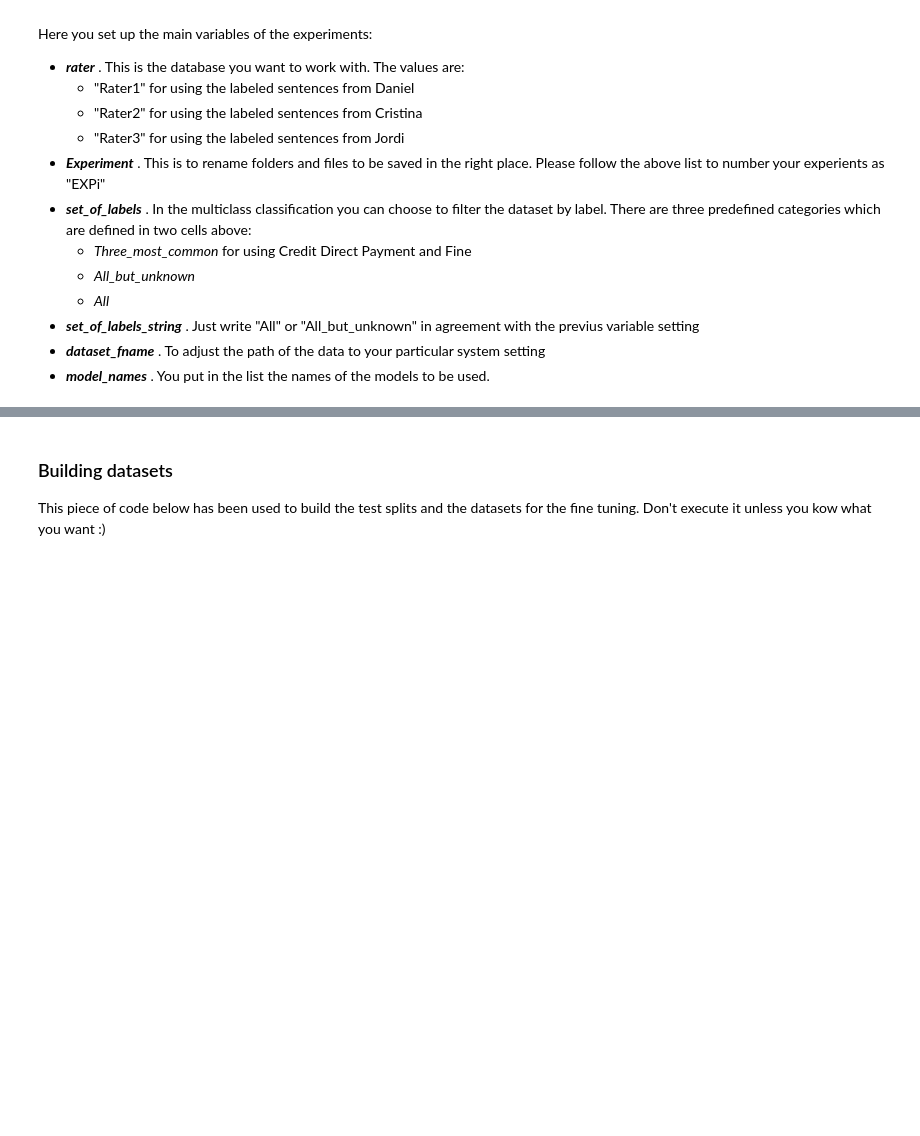
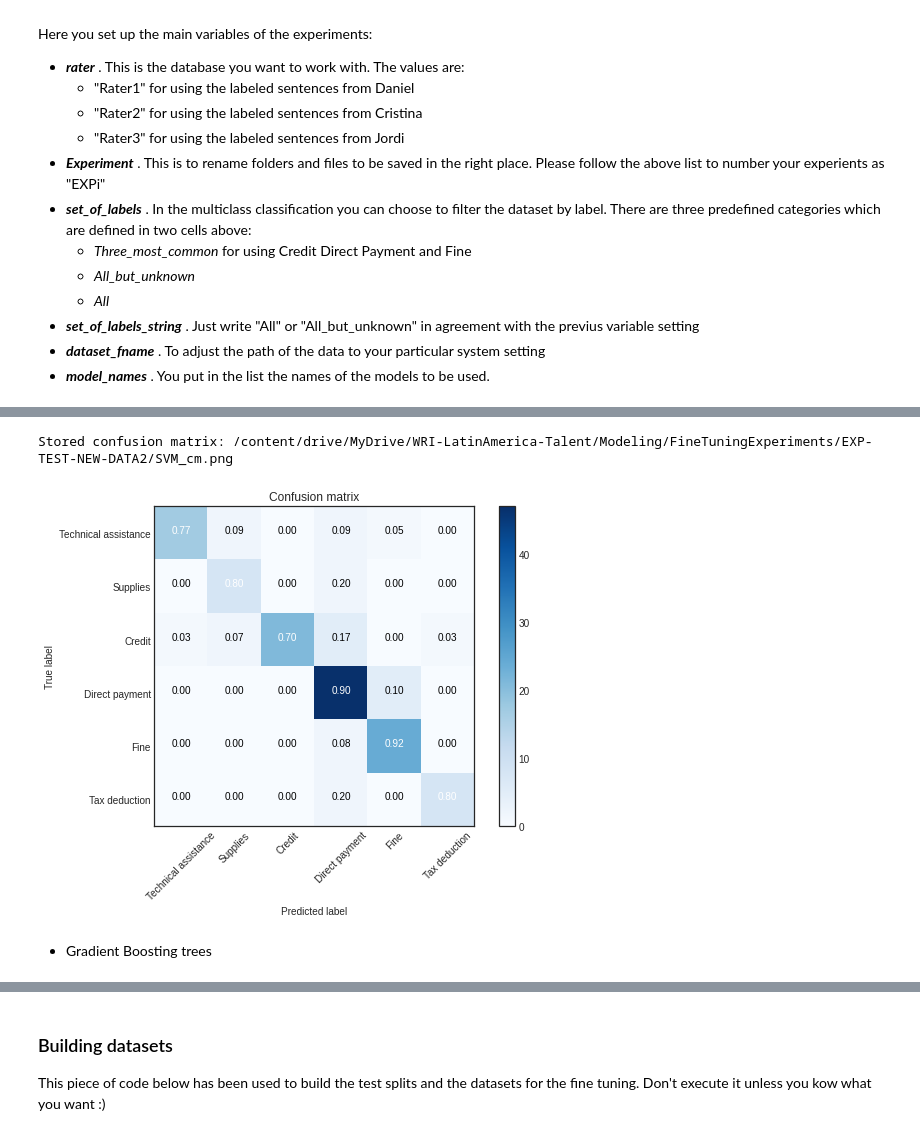
Before and after one commit to wri-dssg-omdena/policy-data-analyzer, a Jupyter notebook: tasks/data_augmentation/notebooks/zero_shot_classification/GoogleColabFineTuneEmbeddingModel.ipynb, the cells around one changed output, grey strips where cells are left out. Cells and saved outputs as stored; diff of their text form; code cells hidden in the pictures; blank space fills up the shorter version.

```diff
--- a/tasks/data_augmentation/notebooks/zero_shot_classification/GoogleColabFineTuneEmbeddingModel.ipynb
+++ b/tasks/data_augmentation/notebooks/zero_shot_classification/GoogleColabFineTuneEmbeddingModel.ipynb
@@ -370,0 +540,5 @@ KeyboardInterrupt: ignored
+# %%
+clf = svm.SVC(gamma=0.001, C=100.)
+clf.fit(np.vstack(train_sent_embs), train_labels)
+clf_preds = [clf.predict(sent_emb)[0] for sent_emb in test_sent_embs]
+print(classification_report(test_labels, clf_preds))
@@ -370,0 +559,10 @@ KeyboardInterrupt: ignored
+# %%
+numeric_preds = labels2numeric(clf_preds, label_names)
+numeric_test_labels = labels2numeric(test_labels, label_names)
+evaluator = ModelEvaluator(label_names, y_true=numeric_test_labels, y_pred=numeric_preds)
+evaluator.plot_confusion_matrix(color_map='Blues', exp_name=f"{saved_model_path}/SVM")
+# %% [output]
+Stored confusion matrix: /content/drive/MyDrive/WRI-LatinAmerica-Talent/Modeling/FineTuningExperiments/EXP-TEST-NEW-DATA2/SVM_cm.png
+[figure, added]
+# %% [markdown]
+- Gradient Boosting trees
```
Also changed, not shown: parts of 33 cells of this notebook, 1 other file.
